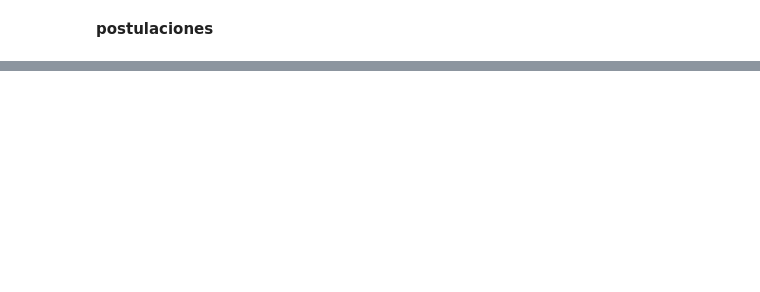
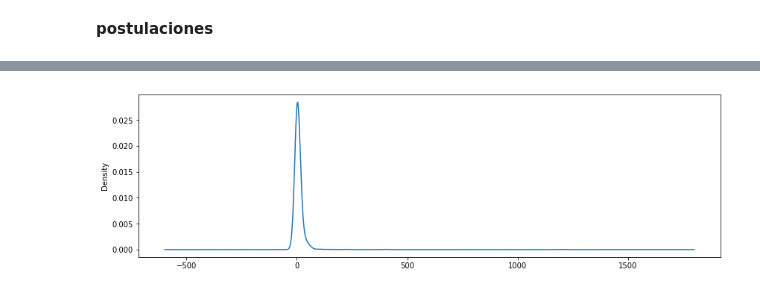
Before and after one commit to tbotalla/Datos1Q2018, a Jupyter notebook: parte1/VistasYPostulaciones.ipynb, the cells around one changed output, grey strips where cells are left out. Saved outputs shown, nothing was run; the diff lists cells and outputs as text; code cells hidden in the pictures; blank space fills up the shorter version.

```diff
--- a/parte1/VistasYPostulaciones.ipynb
+++ b/parte1/VistasYPostulaciones.ipynb
@@ -68,0 +147,5 @@ postulaciones.
+# %%
+data.plot(kind='kde', figsize=(14,4))
+plt.show()
+# %% [output]
+[figure, added]
```
Also changed, not shown: parts of 37 cells of this notebook.
